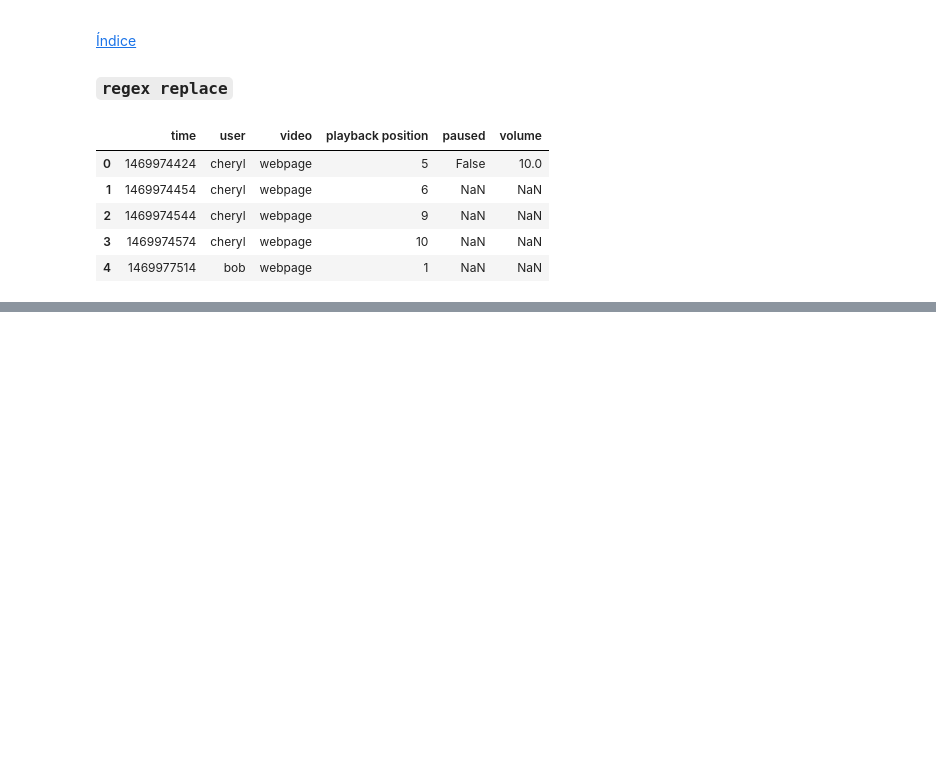
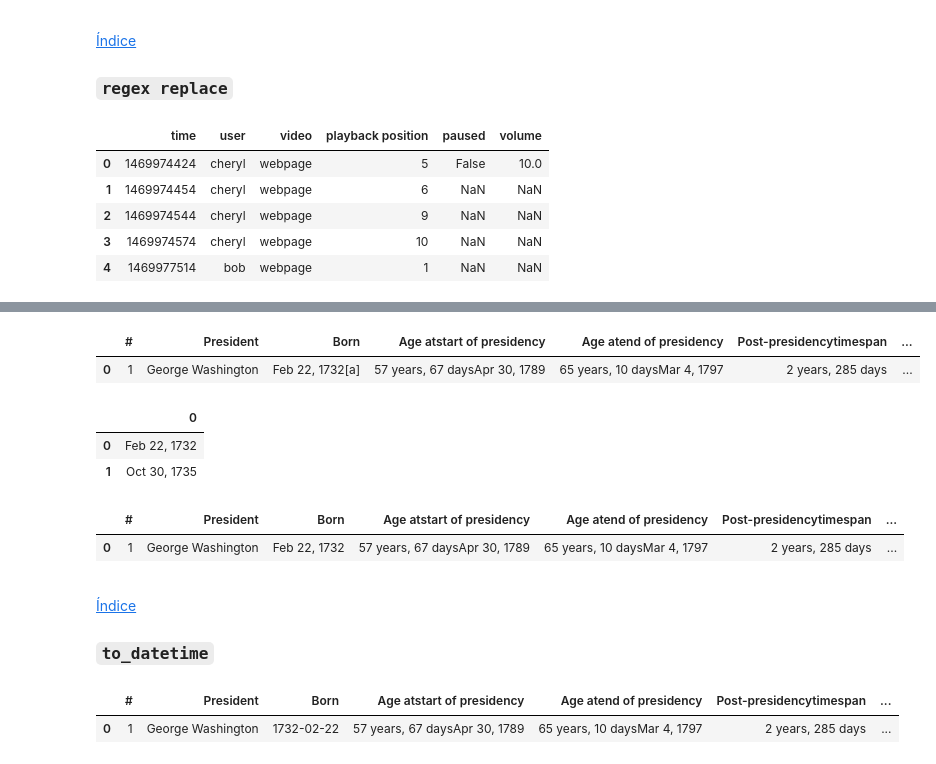
Before and after one commit to SantiGonzalezz/Applied-Data-Science-with-Python, a Jupyter notebook: 1. Introduction to Data Science in Python/Week 2/Pandas.ipynb, the cells around one changed output, grey strips where cells are left out. Drawn from its saved outputs; the diff is of its cells as text; code cells hidden in the pictures; blank space fills up the shorter version.

Commit message:
pandas finished

```diff
--- a/1. Introduction to Data Science in Python/Week 2/Pandas.ipynb
+++ b/1. Introduction to Data Science in Python/Week 2/Pandas.ipynb
@@ -664,0 +739,36 @@ import pandas as pd
+# %%
+df['First'] = names['First']
+df['Last'] = names['Last']
+
+df.head(1)
+# %% [output]
+|  | # | President | Born | Age atstart of presidency | Age atend of presidency | Post-presidencytimespan | ... |
+| 0 | 1 | George Washington | Feb 22, 1732[a] | 57 years, 67 daysApr 30, 1789 | 65 years, 10 daysMar 4, 1797 | 2 years, 285 days | ... |
+# %%
+pattern = '([\w]{3} [\d]{1,2}, [\d]{4})'
+dates = df['Born'].str.extract(pattern)
+dates.head(2)
+# %% [output]
+|  | 0 |
+| 0 | Feb 22, 1732 |
+| 1 | Oct 30, 1735 |
+# %%
+df['Born'] = df['Born'].str.extract(pattern)
+df.head(1)
+# %% [output]
+|  | # | President | Born | Age atstart of presidency | Age atend of presidency | Post-presidencytimespan | ... |
+| 0 | 1 | George Washington | Feb 22, 1732 | 57 years, 67 daysApr 30, 1789 | 65 years, 10 daysMar 4, 1797 | 2 years, 285 days | ... |
+# %% [markdown]
+<a id='c_to_datetime'></a>
+
+[Índice](#index)
+
+### `to_datetime`
+# %%
+# https://dataindependent.com/pandas/pandas-to-datetime-string-to-date-pd-to_datetime/
+
+df['Born'] = pd.to_datetime(df['Born'], format='%b %d, %Y')
+df.head(1)
+# %% [output]
+|  | # | President | Born | Age atstart of presidency | Age atend of presidency | Post-presidencytimespan | ... |
+| 0 | 1 | George Washington | 1732-02-22 | 57 years, 67 daysApr 30, 1789 | 65 years, 10 daysMar 4, 1797 | 2 years, 285 days | ... |
```
Also changed, not shown: parts of 18 cells of this notebook, 2 other files.
